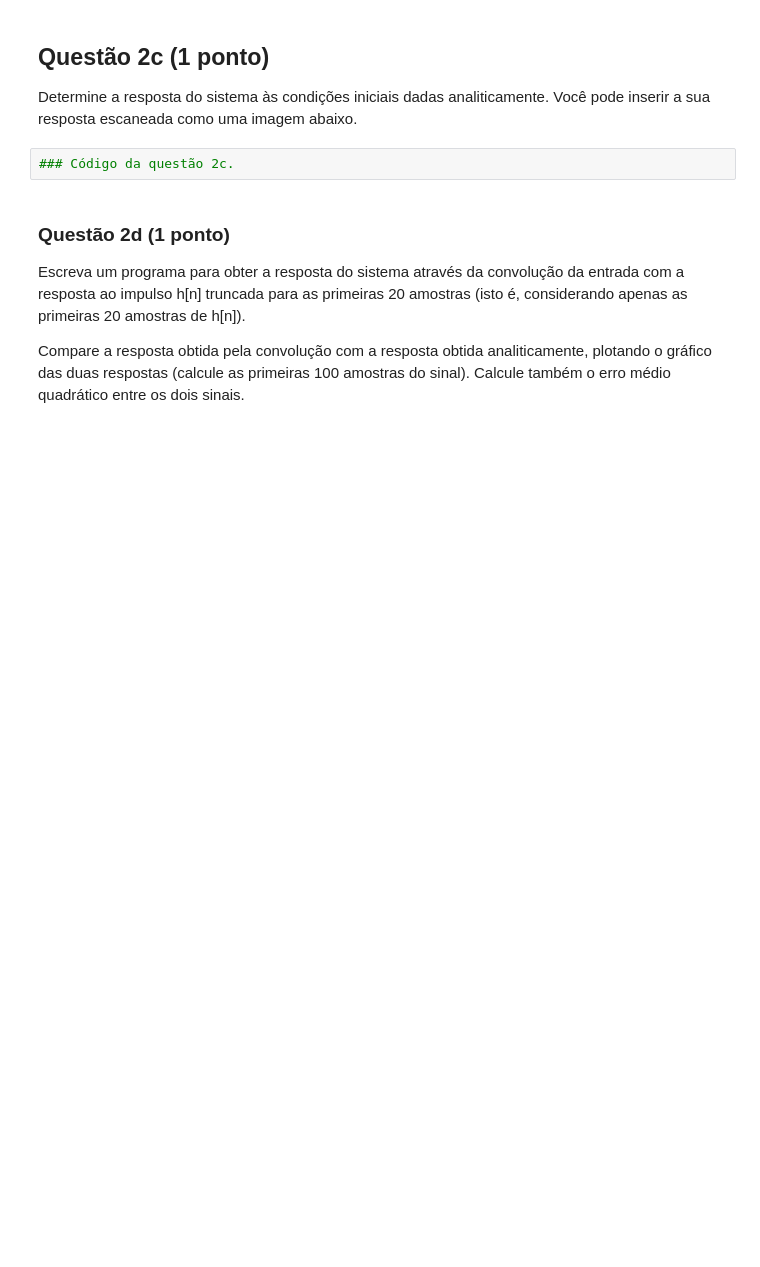
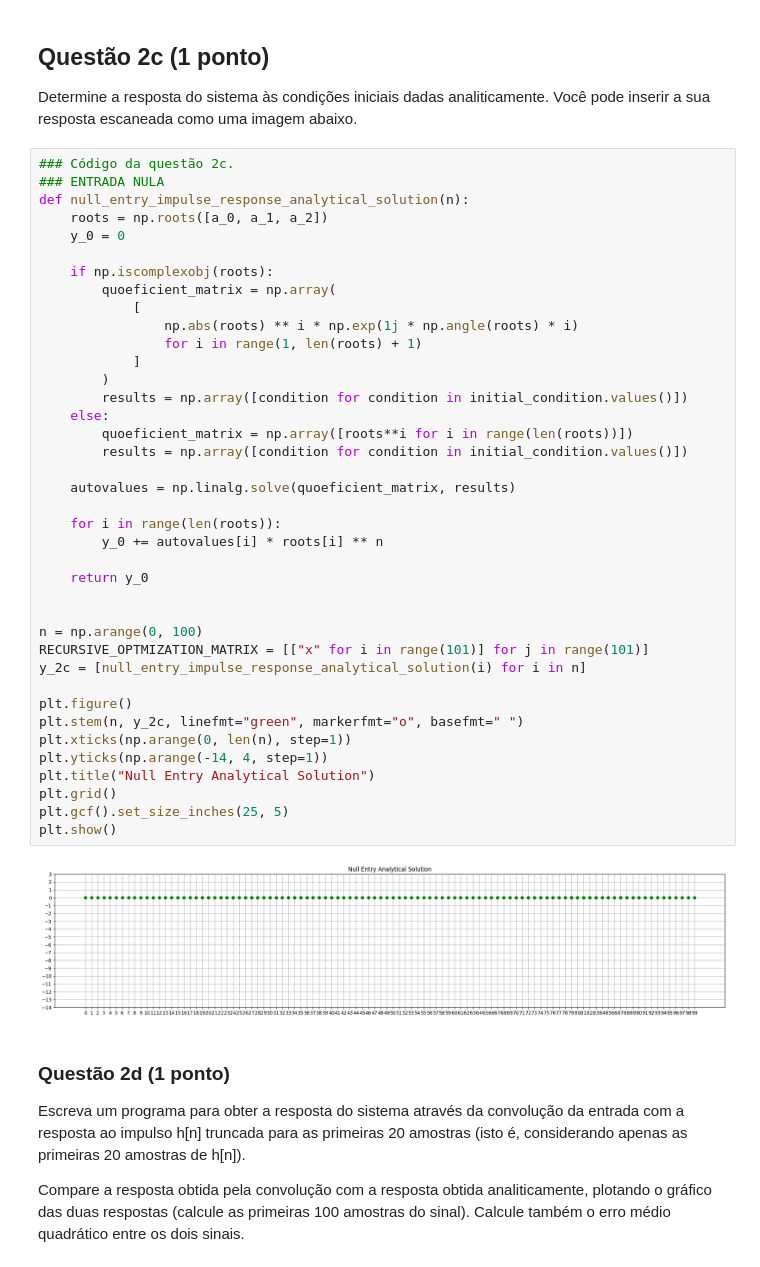
Before and after one commit to GabrielRQueiroz/UnB_SSTD, a Jupyter notebook: project-1/Projeto_1/projeto1.ipynb, the cells around one changed output. Drawn from its saved outputs; the diff is of its cells as text; blank space fills up the shorter version.

```diff
--- a/project-1/Projeto_1/projeto1.ipynb
+++ b/project-1/Projeto_1/projeto1.ipynb
@@ -336,8 +326,47 @@ plt.show()
 ## Questão 2c (1 ponto)
 
 Determine a resposta do sistema às condições iniciais dadas analiticamente. Você pode inserir a sua resposta escaneada como uma imagem abaixo.
-# %%
-### Código da questão 2c.
+# %%
+### Código da questão 2c.
+### ENTRADA NULA
+def null_entry_impulse_response_analytical_solution(n):
+    roots = np.roots([a_0, a_1, a_2])
+    y_0 = 0
+
+    if np.iscomplexobj(roots):
+        quoeficient_matrix = np.array(
+            [
+                np.abs(roots) ** i * np.exp(1j * np.angle(roots) * i)
+                for i in range(1, len(roots) + 1)
+            ]
+        )
+        results = np.array([condition for condition in initial_condition.values()])
+    else:
+        quoeficient_matrix = np.array([roots**i for i in range(len(roots))])
+        results = np.array([condition for condition in initial_condition.values()])
+
+    autovalues = np.linalg.solve(quoeficient_matrix, results)
+
+    for i in range(len(roots)):
+        y_0 += autovalues[i] * roots[i] ** n
+
+    return y_0
+
+
+n = np.arange(0, 100)
+RECURSIVE_OPTMIZATION_MATRIX = [["x" for i in range(101)] for j in range(101)]
+y_2c = [null_entry_impulse_response_analytical_solution(i) for i in n]
+
+plt.figure()
+plt.stem(n, y_2c, linefmt="green", markerfmt="o", basefmt=" ")
+plt.xticks(np.arange(0, len(n), step=1))
+plt.yticks(np.arange(-14, 4, step=1))
+plt.title("Null Entry Analytical Solution")
+plt.grid()
+plt.gcf().set_size_inches(25, 5)
+plt.show()
+# %% [output]
+[figure, added]
 # %% [markdown]
 ### Questão 2d (1 ponto)
 Escreva um programa para obter a resposta do sistema através da convolução da entrada com a resposta ao impulso h[n] truncada para as primeiras 20 amostras (isto é, considerando apenas as primeiras 20 amostras de h[n]).
```
Also changed, not shown: parts of 7 cells of this notebook.
